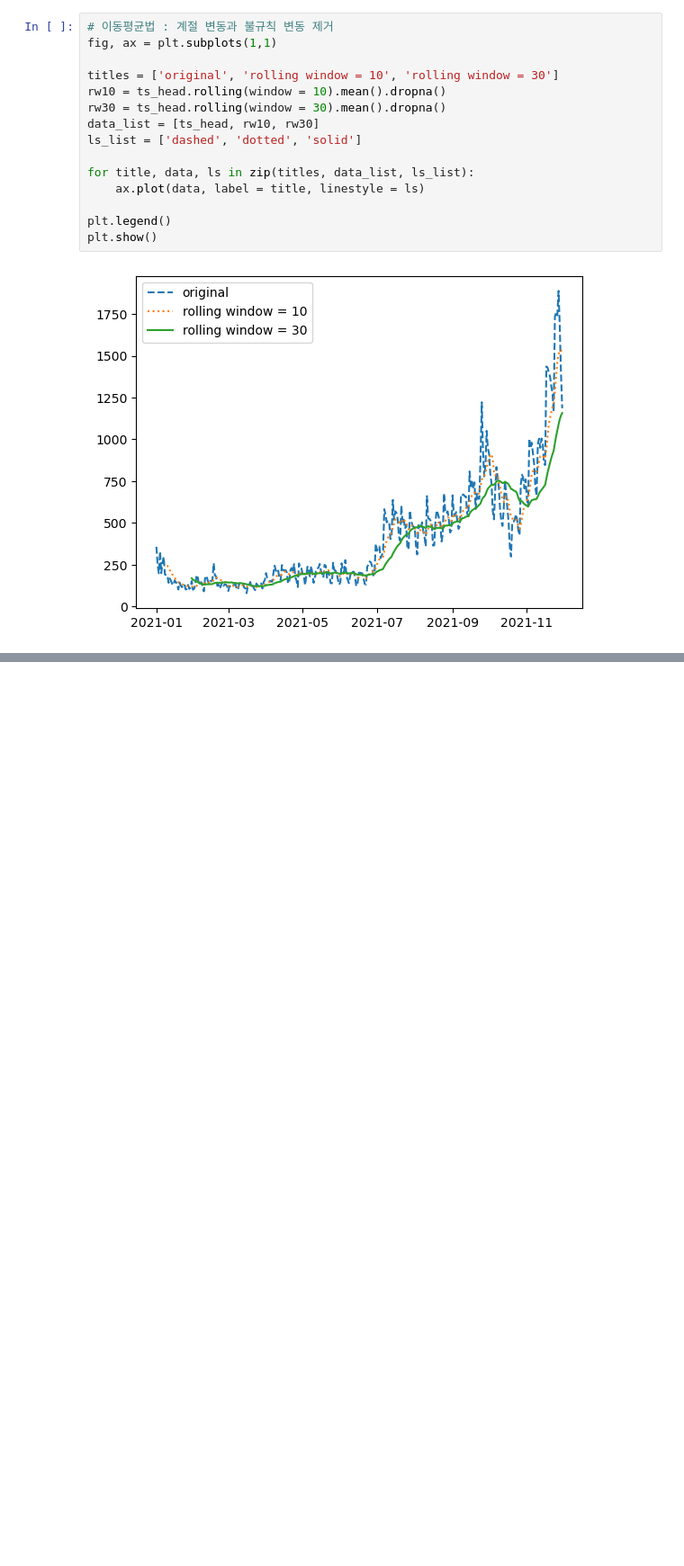
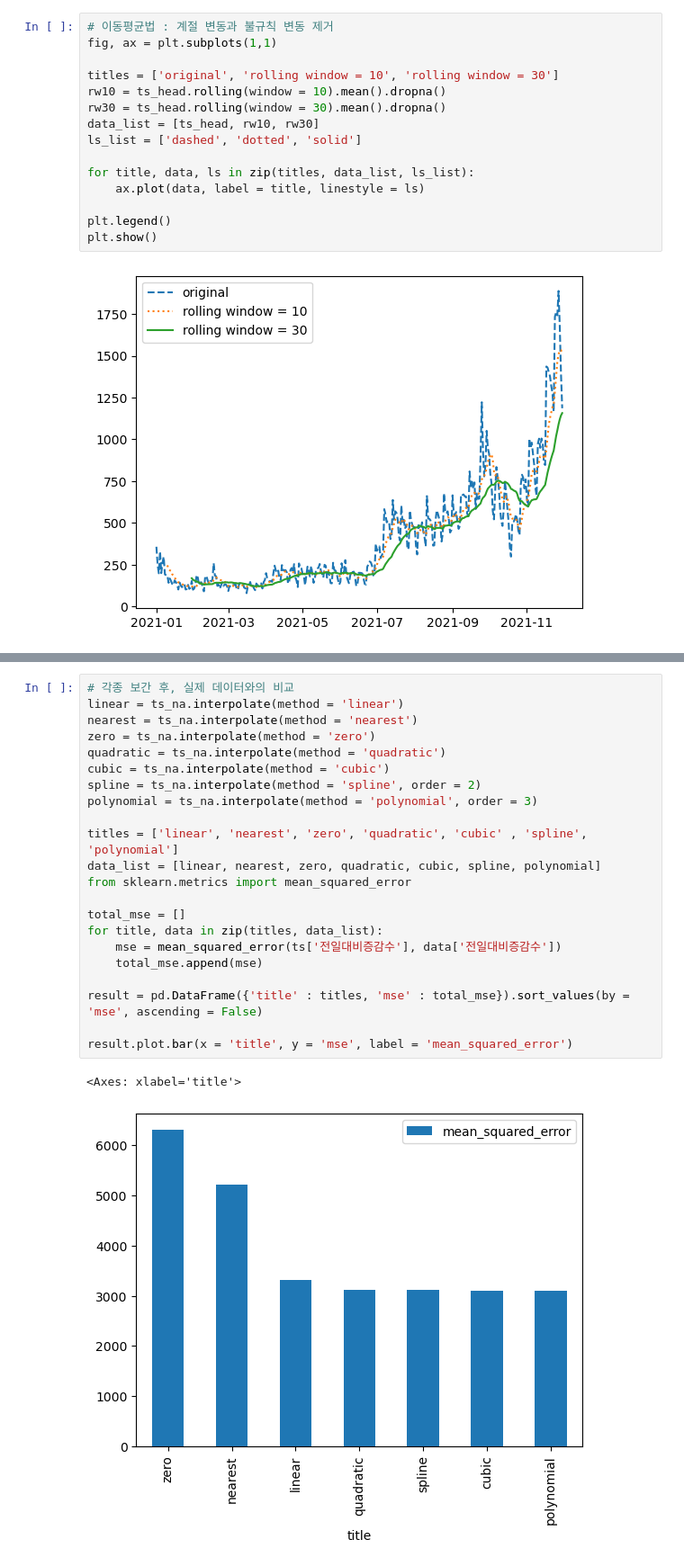
Before and after one commit to Junoflows/ADP, a Jupyter notebook: 교재 정리/12. 시계열 분석.ipynb, the cells around one changed output, grey strips where cells are left out. Shown: that part at 90% size. Saved outputs shown, nothing was run; the diff lists cells and outputs as text; blank space fills up the shorter version.

```diff
--- a/교재 정리/12. 시계열 분석.ipynb
+++ b/교재 정리/12. 시계열 분석.ipynb
@@ -149,0 +434,25 @@ plt.show()
+# %%
+# 각종 보간 후, 실제 데이터와의 비교
+linear = ts_na.interpolate(method = 'linear')
+nearest = ts_na.interpolate(method = 'nearest')
+zero = ts_na.interpolate(method = 'zero')
+quadratic = ts_na.interpolate(method = 'quadratic')
+cubic = ts_na.interpolate(method = 'cubic')
+spline = ts_na.interpolate(method = 'spline', order = 2)
+polynomial = ts_na.interpolate(method = 'polynomial', order = 3)
+
+titles = ['linear', 'nearest', 'zero', 'quadratic', 'cubic' , 'spline', 'polynomial']
+data_list = [linear, nearest, zero, quadratic, cubic, spline, polynomial]
+from sklearn.metrics import mean_squared_error
+
+total_mse = []
+for title, data in zip(titles, data_list):
+    mse = mean_squared_error(ts['전일대비증감수'], data['전일대비증감수'])
+    total_mse.append(mse)
+
+result = pd.DataFrame({'title' : titles, 'mse' : total_mse}).sort_values(by = 'mse', ascending = False)
+
+result.plot.bar(x = 'title', y = 'mse', label = 'mean_squared_error')
+# %% [output]
+<Axes: xlabel='title'>
+[figure, added]
```
Also changed, not shown: parts of 40 cells of this notebook.
